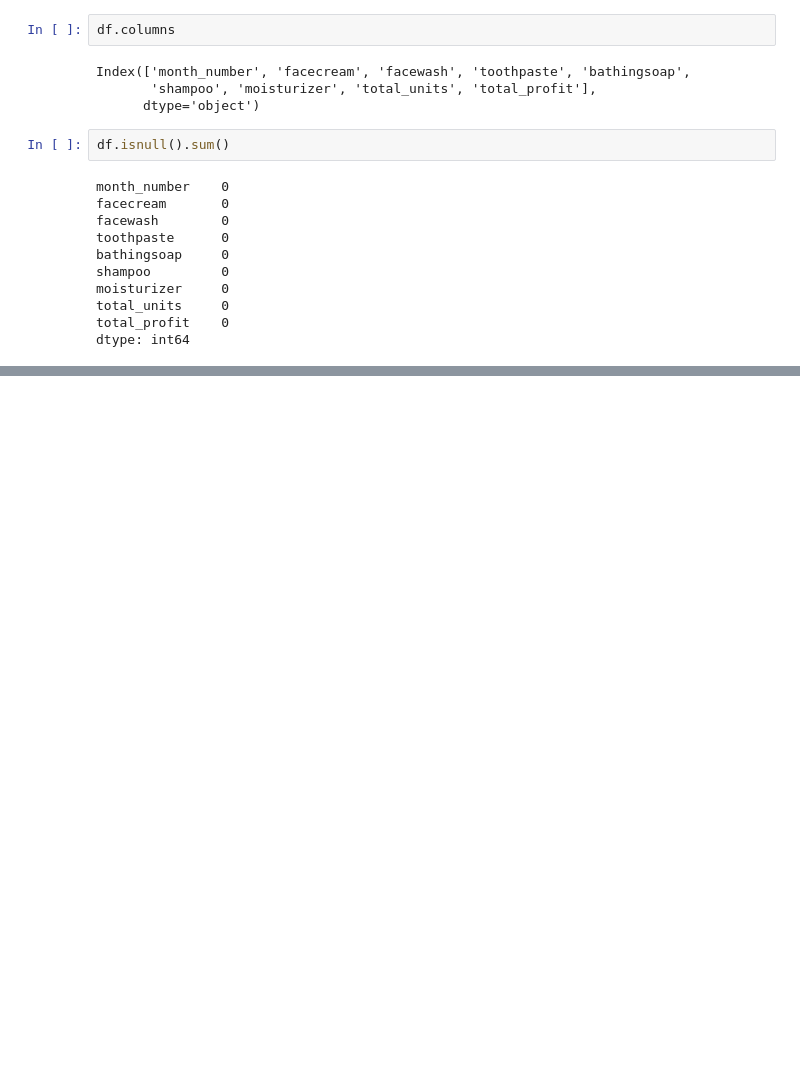
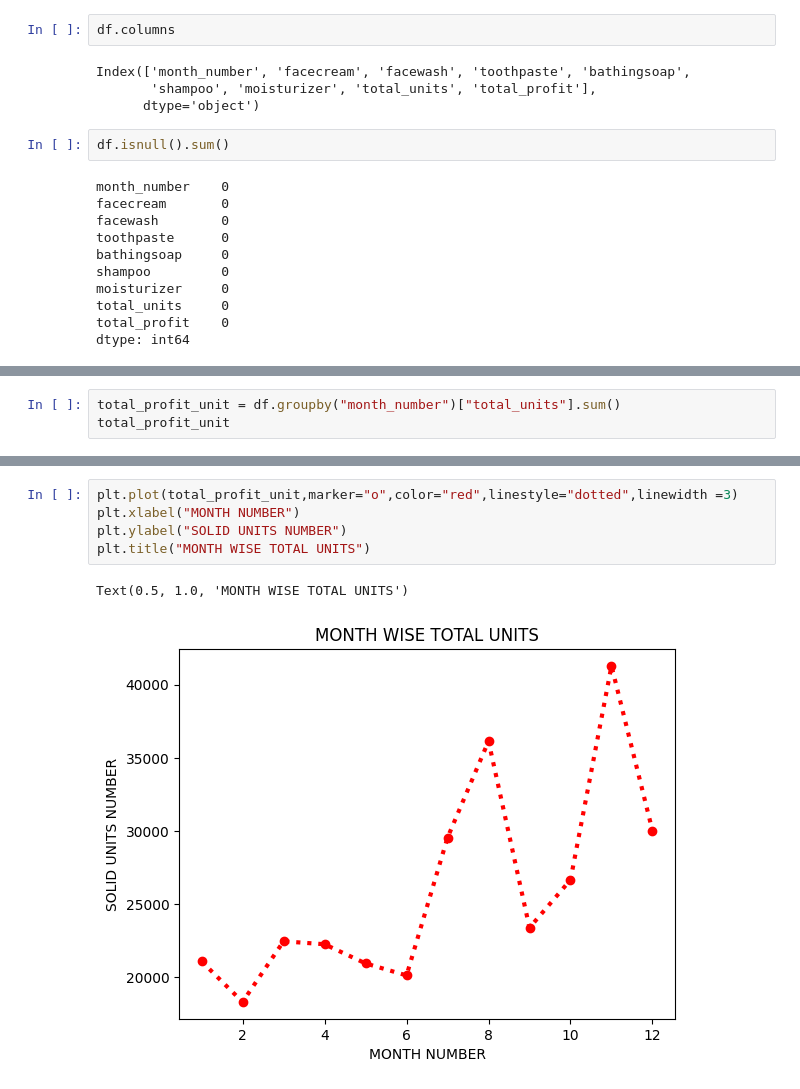
Before and after one commit to abinanand/Pandas_works, a Jupyter notebook: company_sales/process_company_sales.ipynb, the cells around one changed output, grey strips where cells are left out. Saved outputs shown, nothing was run; the diff lists cells and outputs as text; blank space fills up the shorter version.

```diff
--- a/company_sales/process_company_sales.ipynb
+++ b/company_sales/process_company_sales.ipynb
@@ -34,0 +35,3 @@ Text(0.5, 1.0, 'MONTH WISE TOTAL PROFIT')
+# %%
+total_profit_unit = df.groupby("month_number")["total_units"].sum()
+total_profit_unit
@@ -34,0 +53,8 @@ Text(0.5, 1.0, 'MONTH WISE TOTAL PROFIT')
+# %%
+plt.plot(total_profit_unit,marker="o",color="red",linestyle="dotted",linewidth =3)
+plt.xlabel("MONTH NUMBER")
+plt.ylabel("SOLID UNITS NUMBER")
+plt.title("MONTH WISE TOTAL UNITS")
+# %% [output]
+Text(0.5, 1.0, 'MONTH WISE TOTAL UNITS')
+[figure, added]
```
Also changed, not shown: parts of 12 cells of this notebook.
